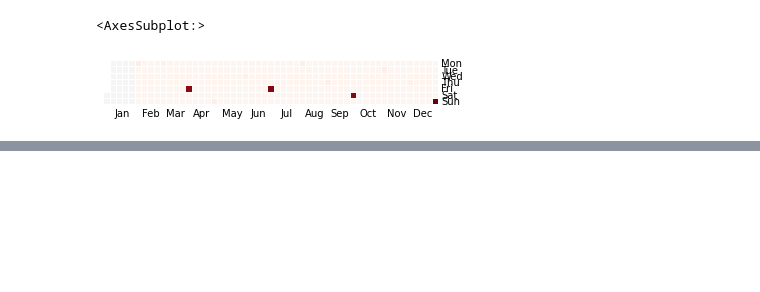
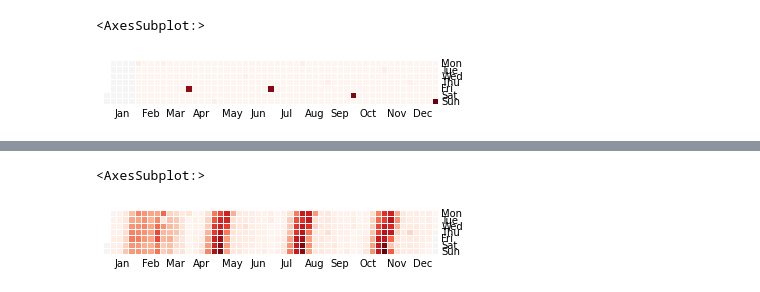
Before and after one commit to samuelrmajor/EarningCalenderPredictor, a Jupyter notebook: analytics/Exploratory.ipynb, the cells around one changed output, grey strips where cells are left out. Saved outputs shown, nothing was run; the diff lists cells and outputs as text; code cells hidden in the pictures; blank space fills up the shorter version.

```diff
--- a/analytics/Exploratory.ipynb
+++ b/analytics/Exploratory.ipynb
@@ -153,3 +138,6 @@ calmap.calendarplot()
 #  '2000-06-30': 10220,
 #  '2000-03-31': 10640,
 #  '2000-12-31': 8832,
+# %%
+filtered_df.reset_index(drop=True, inplace=True)
+filtered_df.head()
@@ -155,0 +155,23 @@ calmap.calendarplot()
+# %%
+##May not need to remove this. Come back to this.
+for index, row in filtered_df.iterrows():
+    deleteRow = False
+    rowMonth = row['reportedDate'].month
+    rowDay = row['reportedDate'].day
+    badMonthsA = [3,6,9,12]
+    badDaysA = [28,29,30,31]
+    badMonthsB = [4,7,10,1]
+    badDaysB = [1,2,3]
+
+
+    if rowMonth in badMonthsA and rowDay in badDaysA:
+        deleteRow = True
+    if rowMonth in badMonthsB and rowDay in badDaysB:
+        deleteRow = True
+    if deleteRow:
+        filtered_df.iat[index, filtered_df.columns.get_loc('dayBeforeVolume')] = -1
+
+
+filtered_df = filtered_df.loc[(filtered_df['dayBeforeVolume'] >= 0)]
+
+filtered_df.reset_index(drop=True, inplace=True)
@@ -155,0 +182,10 @@ calmap.calendarplot()
+# %%
+releaseDates2 = {}
+for index, row in filtered_df.iterrows():
+    dateFiscalStr = "2000-"+str(row['fiscalDateEnding'])[-14:-9]
+    dateReleaseStr = "2000-"+str(row['reportedDate'])[-14:-9]
+
+    if not dateReleaseStr in releaseDates2.keys():
+        releaseDates2[dateReleaseStr] = 1
+    else:
+        releaseDates2[dateReleaseStr] +=1
@@ -155,0 +212,7 @@ calmap.calendarplot()
+# %%
+releaseDatesSeries = pd.Series(releaseDates2, name='DateValue')
+releaseDatesSeries.index = pd.to_datetime(releaseDatesSeries.index, format = _myDateFormat)
+calmap.yearplot(releaseDatesSeries, year=2000)
+# %% [output]
+<AxesSubplot:>
+[figure, added]
```
Also changed, not shown: parts of 27 cells of this notebook.
